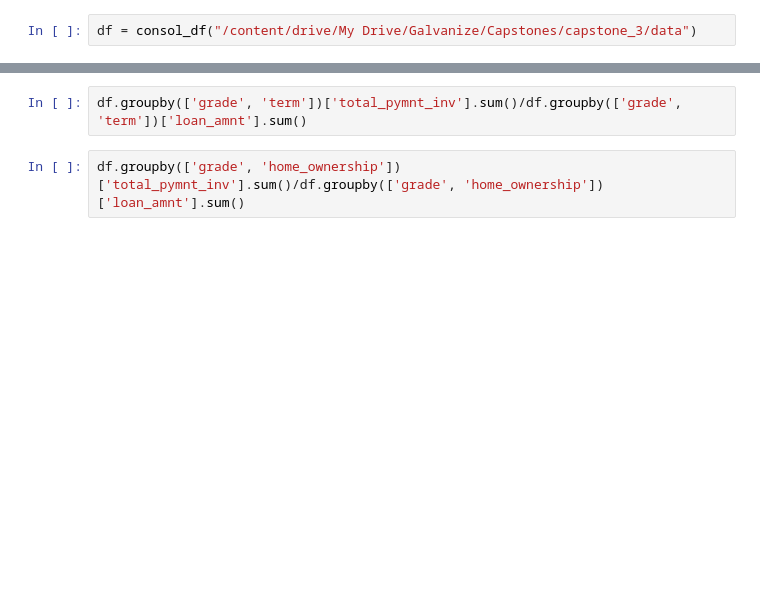
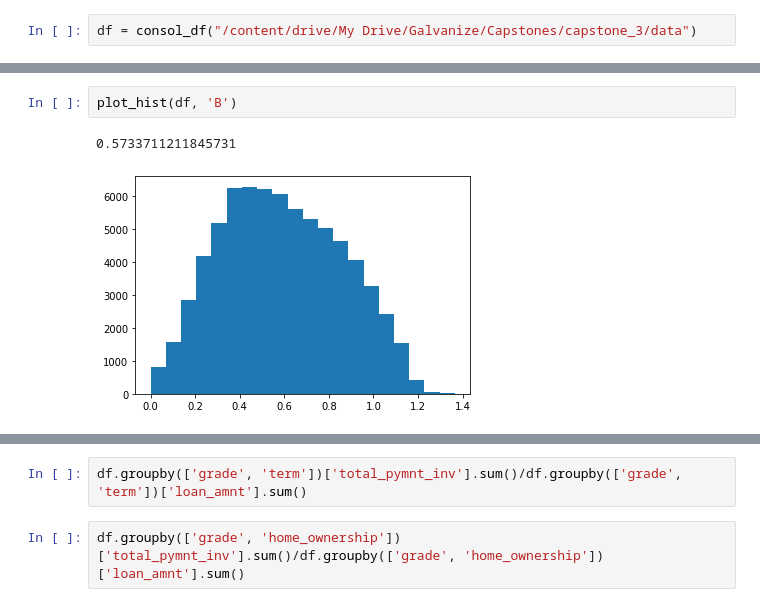
Before and after one commit to clifford-cheng/Lending-Club, a Jupyter notebook: LendingClub.ipynb, the cells around one changed output, grey strips where cells are left out. Cells and saved outputs as stored; diff of their text form; blank space fills up the shorter version.

```diff
--- a/LendingClub.ipynb
+++ b/LendingClub.ipynb
@@ -114,0 +821,5 @@ temp_df.groupby('grade')['total_pymnt_inv'].sum()/temp_df.groupby('grade')['loan
+# %%
+plot_hist(df, 'B')
+# %% [output]
+0.5733711211845731
+[figure, added]
```
Also changed, not shown: parts of 60 cells of this notebook.
